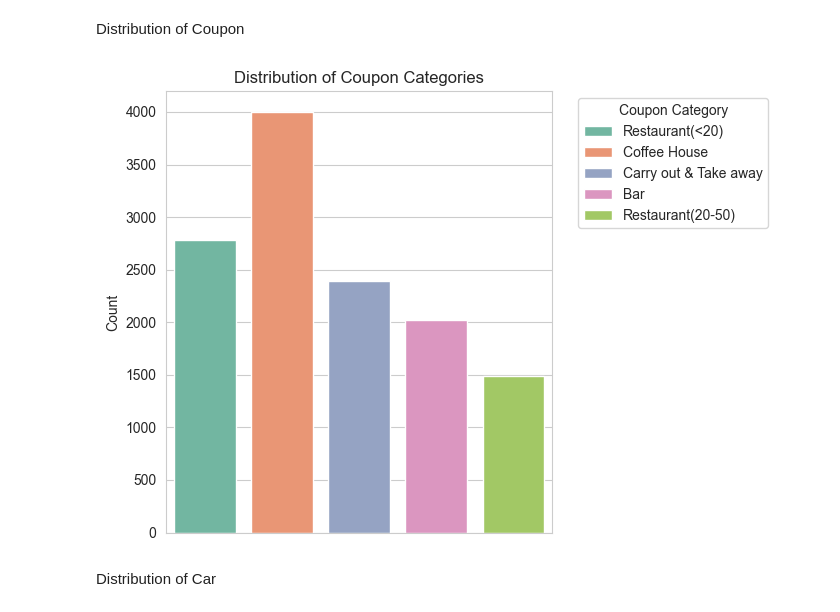
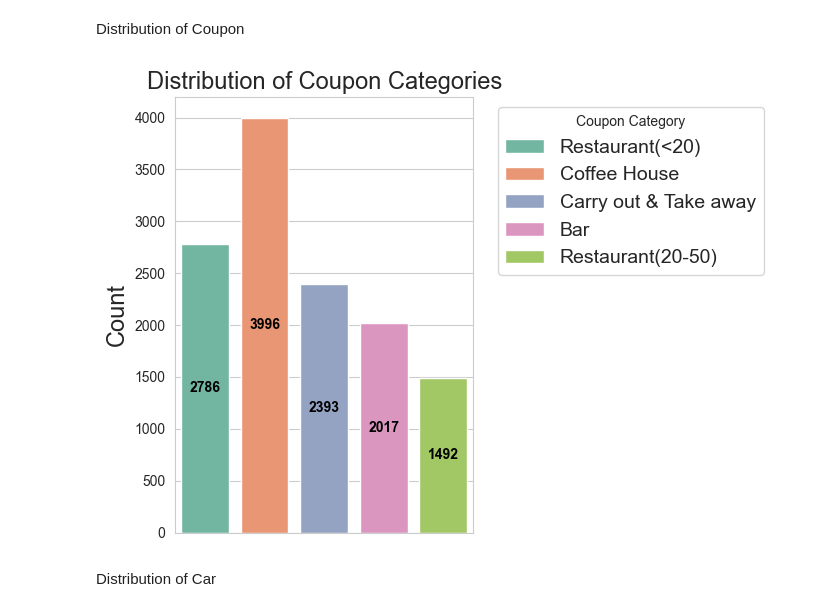
Before and after one commit to wimphil/machine_learning_group_11, a Jupyter notebook: Drivers_Recommendation_Dataset_Jupyter.ipynb, the cells around one changed output. Cells and saved outputs as stored; diff of their text form; code cells hidden in the pictures.

```diff
--- a/Drivers_Recommendation_Dataset_Jupyter.ipynb
+++ b/Drivers_Recommendation_Dataset_Jupyter.ipynb
@@ -116,9 +116,6 @@ for col in X.columns:
 # %% [markdown]
 Distribution of Age (sorted)
 # %%
-import seaborn as sns
-import matplotlib.pyplot as plt
-import pandas as pd
 
 # Define order for age
 age_order = ['below21', '21', '26', '31', '36', '41', '46', '50plus']
@@ -144,10 +141,19 @@ ax = sns.countplot(
 # Remove x-axis labels for compact layout
 ax.set_xticklabels([])
 ax.set_xlabel('')
+for p in ax.patches:
+    height = p.get_height()
+    ax.text(
+        p.get_x() + p.get_width() / 2,
+        height / 2,
+        f'{int(height)}',
+        ha='center', va='center',
+        color='black', fontweight='bold'
+    )
 
 # Add title and y-label
-plt.title('Distribution of Age Categories')
-plt.ylabel('Count')
+plt.title('Distribution of Age Categories', size = 17)
+plt.ylabel('Count', size = 17)
 
 # Custom legend (cleaner and stable)
 plt.legend(
@@ -155,7 +161,8 @@ plt.legend(
     labels=age_order,
     title='Age Group',
     bbox_to_anchor=(1.05, 1),
-    loc='upper left'
+    loc='upper left',
+    fontsize = 11
 )
 
 plt.tight_layout()
@@ -212,8 +231,6 @@ The palette list has fewer values (5) than needed (25) and will cycle, which may
 # %% [markdown]
 Distribution of Coupon
 # %%
-import seaborn as sns
-import matplotlib.pyplot as plt
 
 # Define color palette for each coupon type
 palette = sns.color_palette("Set2", X['coupon'].nunique())
@@ -221,37 +238,48 @@ palette = sns.color_palette("Set2", X['coupon'].nunique())
 plt.figure(figsize=(7, 5))
 
 # Plot with custom colors per category
 ax = sns.countplot(
     x='coupon',
     hue='coupon',
     data=X,
     palette=palette,
     legend=False
 )
 
 # Remove x-axis labels to make it more compact
 ax.set_xticklabels([])
 ax.set_xlabel('')
 
 # Add title and ylabel
-plt.title('Distribution of Coupon Categories')
-plt.ylabel('Count')
+plt.title('Distribution of Coupon Categories', size = 17)
+plt.ylabel('Count', size= 17)
+for p in ax.patches:
+    height = p.get_height()
+    ax.text(
+        p.get_x() + p.get_width() / 2,
+        height / 2,
+        f'{int(height)}',
+        ha='center', va='center',
+        color='black', fontweight='bold'
+    )
 
 # Create legend manually (for bar descriptions)
 handles, labels = ax.get_legend_handles_labels()
-# If Seaborn doesn’t auto-generate, make your own legend:
+
 unique_labels = X['coupon'].unique()
 plt.legend(
     ax.patches[:len(unique_labels)],
     unique_labels,
     title='Coupon Category',
     bbox_to_anchor=(1.05, 1),
-    loc='upper left'
+    loc='upper left',
+        fontsize = 14
+
 )
 
 plt.tight_layout()
 plt.show()
 # %% [output]
-[figure, old version]
+[figure, new version]
 # %% [markdown]
 Distribution of Car
```
Also changed, not shown: parts of 7 cells of this notebook.
